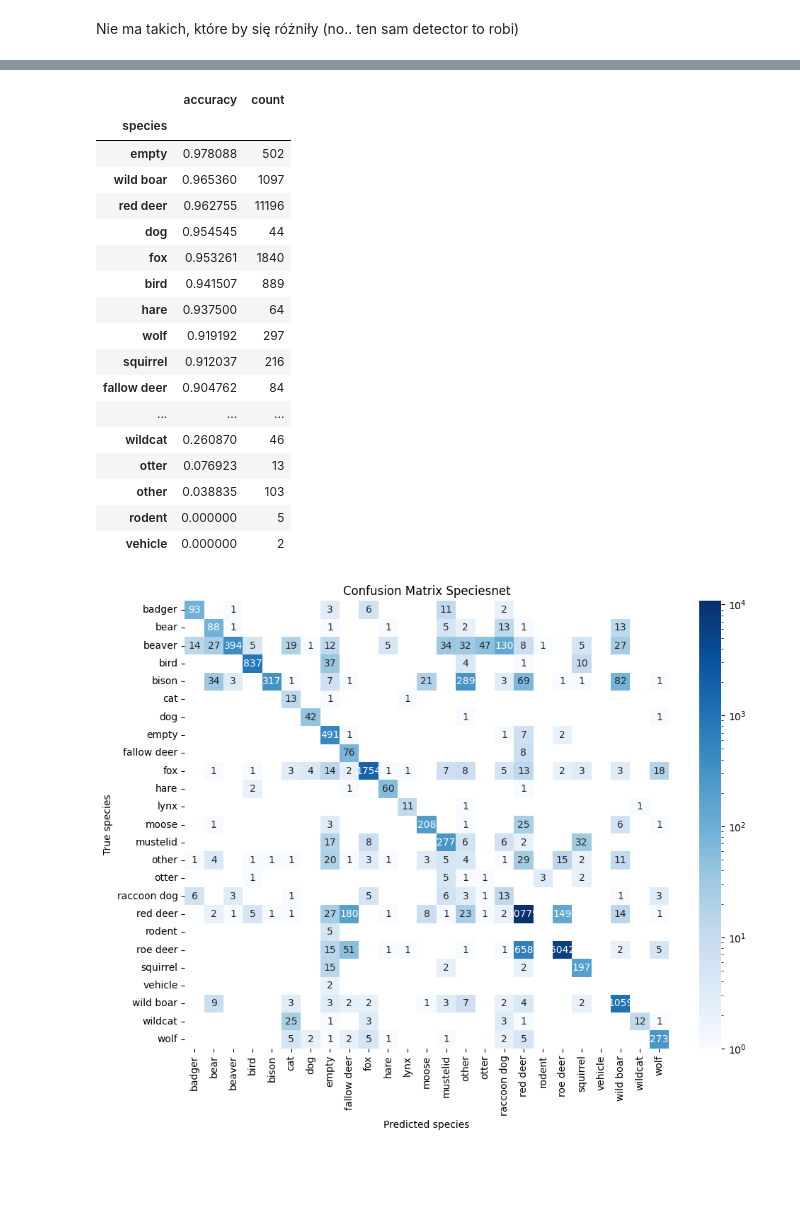
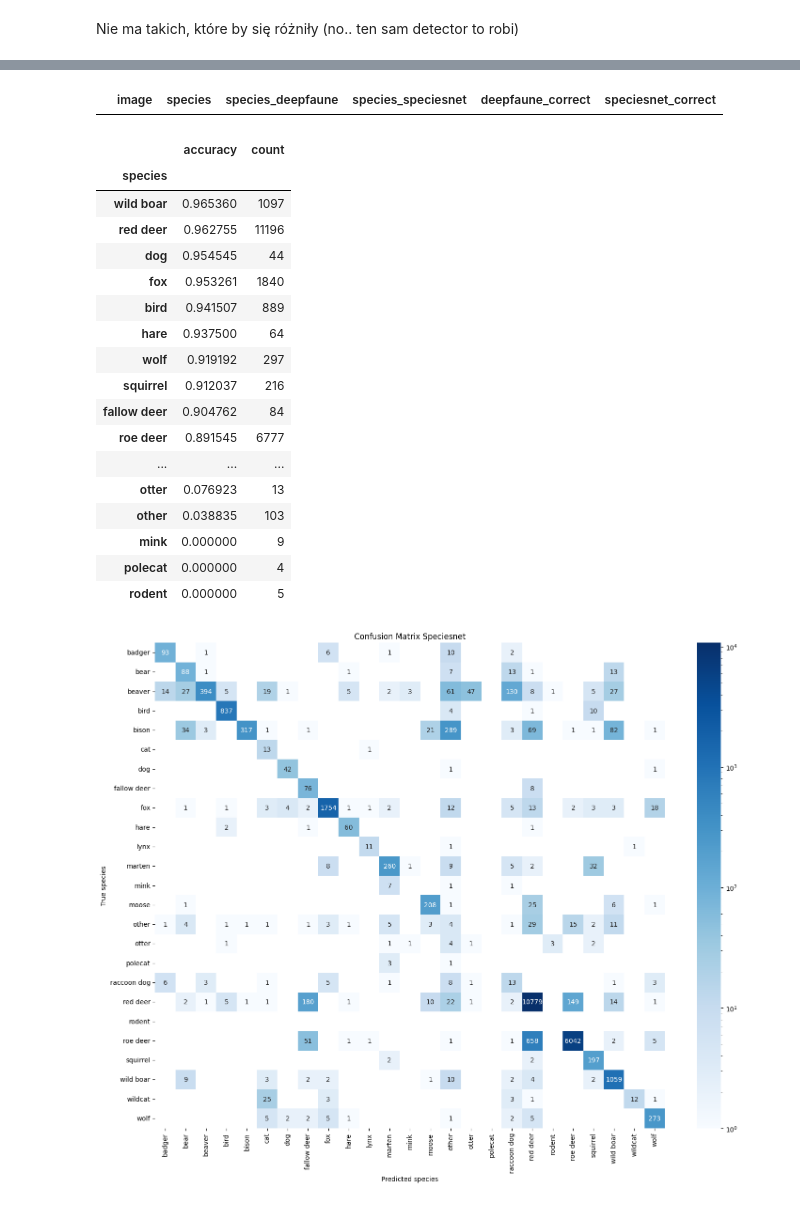
Before and after one commit to PLKplkPLK/mgr, a Jupyter notebook: results_unification.ipynb, the cells around one changed output, grey strips where cells are left out. Saved outputs shown, nothing was run; the diff lists cells and outputs as text; code cells hidden in the pictures; blank space fills up the shorter version.

Commit message:
Results tables etc saved

```diff
--- a/results_unification.ipynb
+++ b/results_unification.ipynb
@@ -132,11 +132,11 @@ Ptak - bird
 # %% [output]
 '\nhare - lagomorph:\nZając szarak\nZając bielak\nKrólik\n\nWiewiórka pospolita\n\nBóbr europejski\nPiżmak\nNutria\n\nSzakal złocisty\nWilk\n\nrodent:\nKuna domowa\nTchórz zwyczajny\nGronostaj - stoat ...
 # %%
-merged.species = merged.species.replace('Empty', 'empty')
+merged.species = merged.species.replace(['Empty', 'vehicle'], 'empty')
 merged.species = merged.species.replace('Undefined', 'other')
 merged.species = merged.species.replace('reddeer', 'red deer')
 merged.species = merged.species.replace('roedeer', 'roe deer')
-merged.species = merged.species.replace(['marten', 'weasel', 'stoat', 'mink', 'polecat'], 'mustelid')
+# merged.species = merged.species.replace(['marten', 'weasel', 'stoat', 'mink', 'polecat'], 'mustelid')
 merged.species = merged.species.replace('wildboar', 'wild boar')
 
 merged.species.unique()
@@ -150,12 +150,11 @@ array(['bird', 'red deer', 'empty', 'hare', 'lynx', 'wolf', 'dog',
 merged.species_deepfaune = merged.species_deepfaune.replace('lagomorph', 'hare')
 merged.species_deepfaune = merged.species_deepfaune.replace('golden jackal', 'wolf')
 merged.species_deepfaune = merged.species_deepfaune.replace(
-    ['nutria', 'marmot', 'raccoon'],  # dlaczego bobry jako raccoon widzi??
+    ['nutria', 'marmot'],
     'beaver'
 )
-merged.species_deepfaune = merged.species_deepfaune.replace('cow', 'bison')
 merged.species_deepfaune = merged.species_deepfaune.replace(
-    ['chamois', 'equid', 'goat', 'ibex', 'micromammal', 'mouflon'],
+    ['cow', 'chamois', 'equid', 'goat', 'ibex', 'micromammal', 'mouflon'],
     'other'
 )
 merged.species_deepfaune = merged.species_deepfaune.replace('reindeer', 'red deer')
@@ -497,7 +474,7 @@ merged[(merged.species_deepfaune == 'empty') & (merged.species_speciesnet != 'em
 # %% [markdown]
 Nie ma takich, które by się różniły (no.. ten sam detector to robi)
 # %%
-merged_no_empty = merged[(merged.species_deepfaune != 'empty') | (merged.species == 'empty')]
+merged_no_empty = merged[(merged.species_deepfaune != 'empty') & (merged.species != 'empty')]
 merged_no_empty
 # %% [output]
 |  | image | species | species_deepfaune | species_speciesnet | deepfaune_correct | speciesnet_correct |
@@ -568,4 +550,8 @@ accuracy_per_species_deepfaune_no_empty
 | wildcat | 0.000000 | 46 |
+# %%
+merged_no_empty[merged_no_empty.species_deepfaune == 'empty']
+# %% [output]
+|  | image | species | species_deepfaune | species_speciesnet | deepfaune_correct | speciesnet_correct |
 # %%
 accuracy_per_species_speciesnet_no_empty = (
     merged_no_empty.groupby('species')
@@ -575,11 +561,10 @@ accuracy_per_species_speciesnet_no_empty = (
       )
       .sort_values('accuracy', ascending=False)
 )
-accuracy_per_species_speciesnet_no_empty
+accuracy_per_species_speciesnet_no_empty.to_
 # %% [output]
 |  | accuracy | count |
 | species |  |  |
-| empty | 0.978088 | 502 |
 | wild boar | 0.965360 | 1097 |
 | red deer | 0.962755 | 11196 |
 | dog | 0.954545 | 44 |
@@ -589,34 +574,35 @@ accuracy_per_species_speciesnet_no_empty
 | wolf | 0.919192 | 297 |
 | squirrel | 0.912037 | 216 |
 | fallow deer | 0.904762 | 84 |
+| roe deer | 0.891545 | 6777 |
 | ... | ... | ... |
-| wildcat | 0.260870 | 46 |
 | otter | 0.076923 | 13 |
 | other | 0.038835 | 103 |
+| mink | 0.000000 | 9 |
+| polecat | 0.000000 | 4 |
 | rodent | 0.000000 | 5 |
-| vehicle | 0.000000 | 2 |
 # %%
 import seaborn as sns
 import matplotlib.pyplot as plt
 from matplotlib.colors import LogNorm
 from sklearn.metrics import confusion_matrix
 
 # Create confusion matrix
 labels = sorted(merged_no_empty['species'].unique())  # consistent ordering
 cm = confusion_matrix(merged_no_empty['species'], merged_no_empty['species_speciesnet'], labels=labels)
 
 # Plot it
-plt.figure(figsize=(10, 8))
+plt.figure(figsize=(15, 12))
 sns.heatmap(cm, annot=True, fmt='d', cmap='Blues',
             xticklabels=labels, yticklabels=labels,
             norm=LogNorm(vmin=1, vmax=cm.max()))
 plt.xlabel("Predicted species")
 plt.ylabel("True species")
 plt.title("Confusion Matrix Speciesnet")
 plt.tight_layout()
 plt.show()
 # %% [output]
-[figure, old version]
+[figure, new version]
 # %%
 import seaborn as sns
 import matplotlib.pyplot as plt
```
Also changed, not shown: parts of 24 cells of this notebook, 12 other files.
